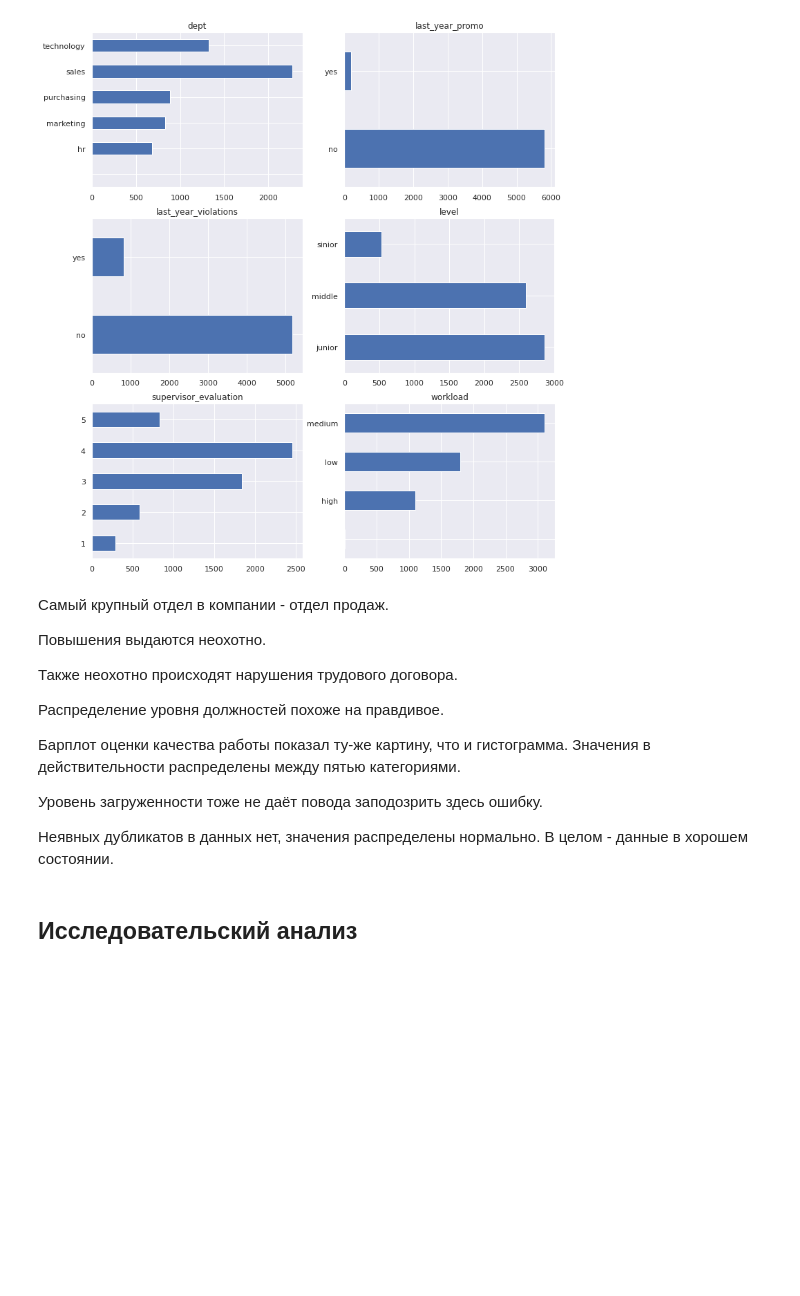
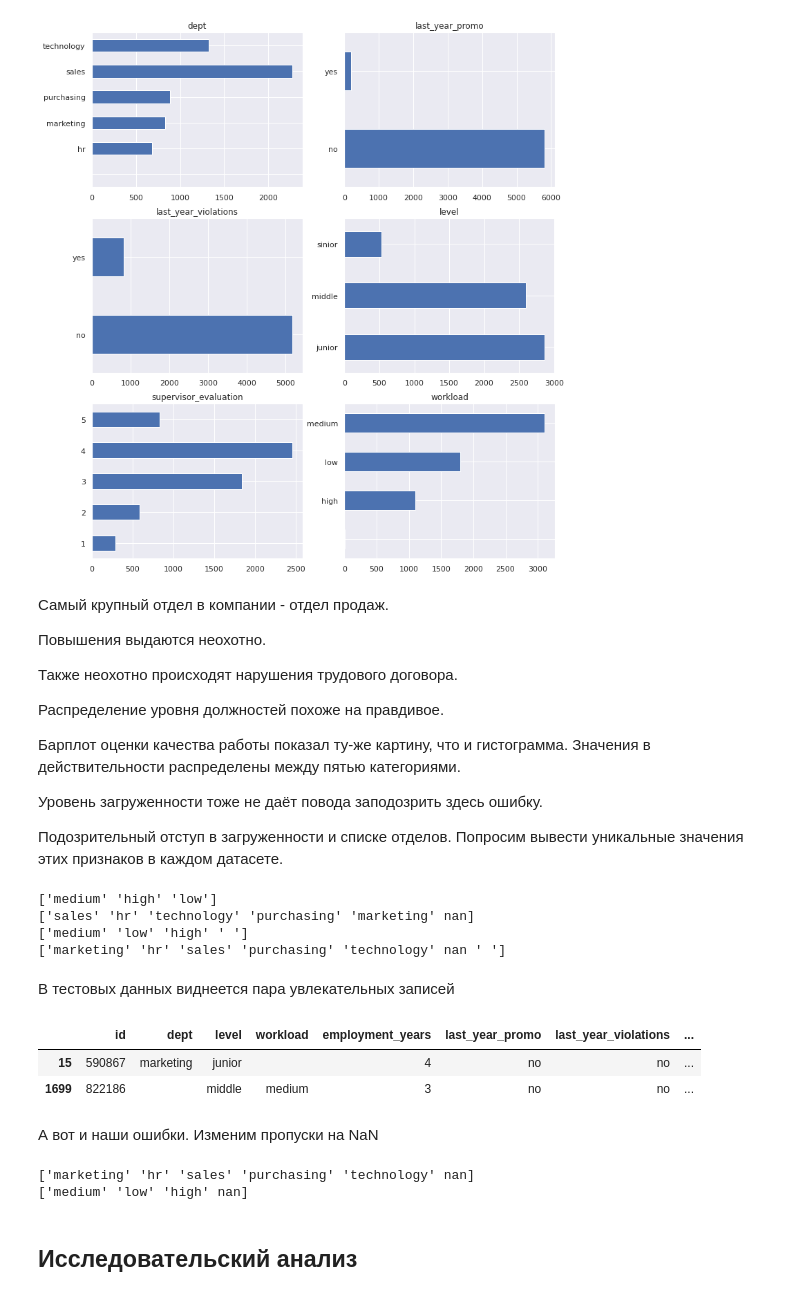
Before and after one commit to Maksim1004/data_science_studying, a Jupyter notebook: hr_analytics.ipynb, the cells around one changed output. Drawn from its saved outputs; the diff is of its cells as text; code cells hidden in the pictures; blank space fills up the shorter version.

```diff
--- a/hr_analytics.ipynb
+++ b/hr_analytics.ipynb
@@ -251,7 +257,34 @@ for j, i in enumerate(ds_main.select_dtypes(exclude='number').columns.union(['su
 
 Уровень загруженности тоже не даёт повода заподозрить здесь ошибку.
 
-Неявных дубликатов в данных нет, значения распределены нормально. В целом - данные в хорошем состоянии.
+Подозрительный отступ в загруженности и списке отделов. Попросим вывести уникальные значения этих признаков в каждом датасете.
+# %%
+for i in ds_train_sat, X_test:
+    print(i['workload'].unique())
+    print(i['dept'].unique())
+# %% [output]
+['medium' 'high' 'low']
+['sales' 'hr' 'technology' 'purchasing' 'marketing' nan]
+['medium' 'low' 'high' ' ']
+['marketing' 'hr' 'sales' 'purchasing' 'technology' nan ' ']
+# %% [markdown]
+В тестовых данных виднеется пара увлекательных записей
+# %%
+X_test[(X_test['workload'] == ' ')|(X_test['dept'] == ' ')]
+# %% [output]
+|  | id | dept | level | workload | employment_years | last_year_promo | last_year_violations | ... |
+| 15 | 590867 | marketing | junior |  | 4 | no | no | ... |
+| 1699 | 822186 |  | middle | medium | 3 | no | no | ... |
+# %% [markdown]
+А вот и наши ошибки. Изменим пропуски на NaN
+# %%
+X_test.loc[X_test['id'] == 822186, 'dept'] = np.nan
+X_test.loc[X_test['id'] == 590867, 'workload'] = np.nan
+for i in ['dept', 'workload']:
+    print(X_test[i].unique())
+# %% [output]
+['marketing' 'hr' 'sales' 'purchasing' 'technology' nan]
+['medium' 'low' 'high' nan]
 # %% [markdown]
 ## Исследовательский анализ
 # %% [markdown]
```
Also changed, not shown: parts of 28 cells of this notebook.
